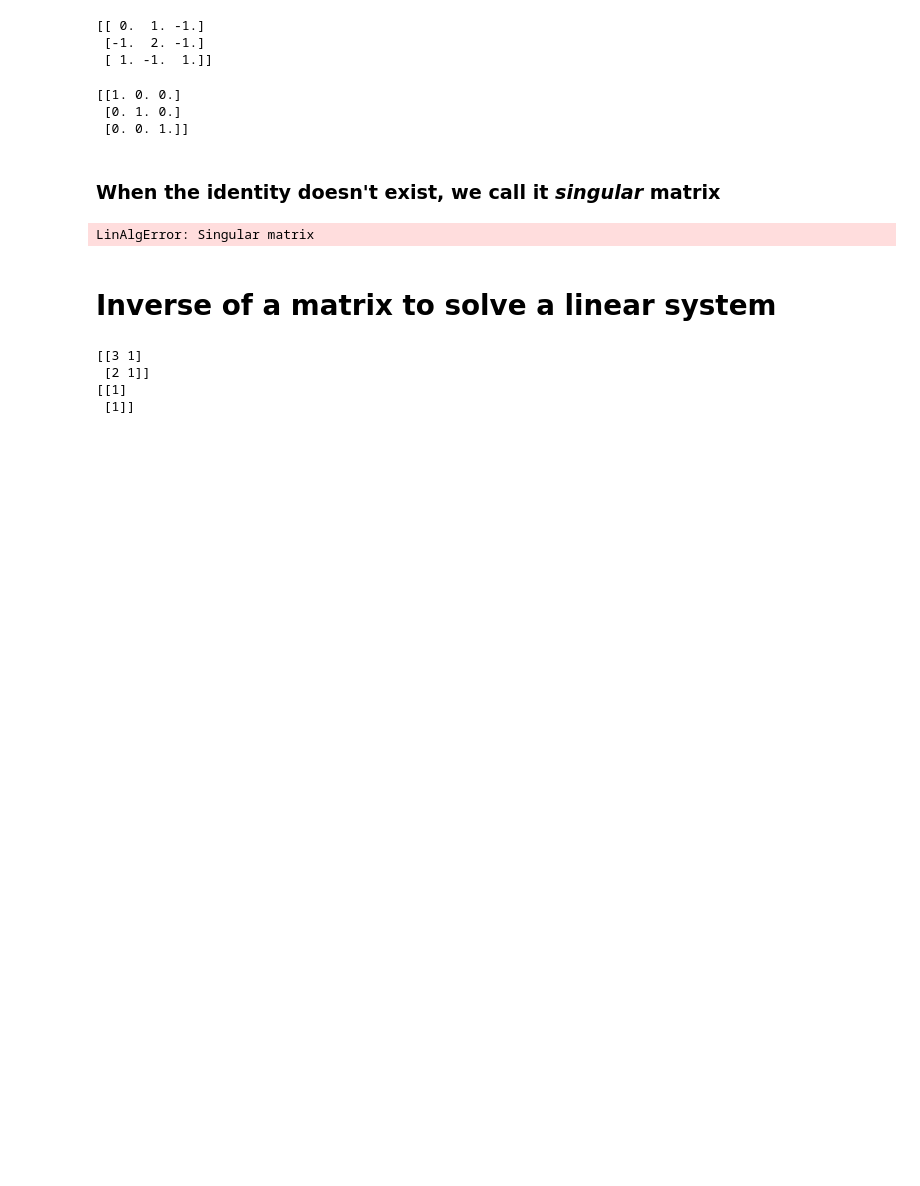
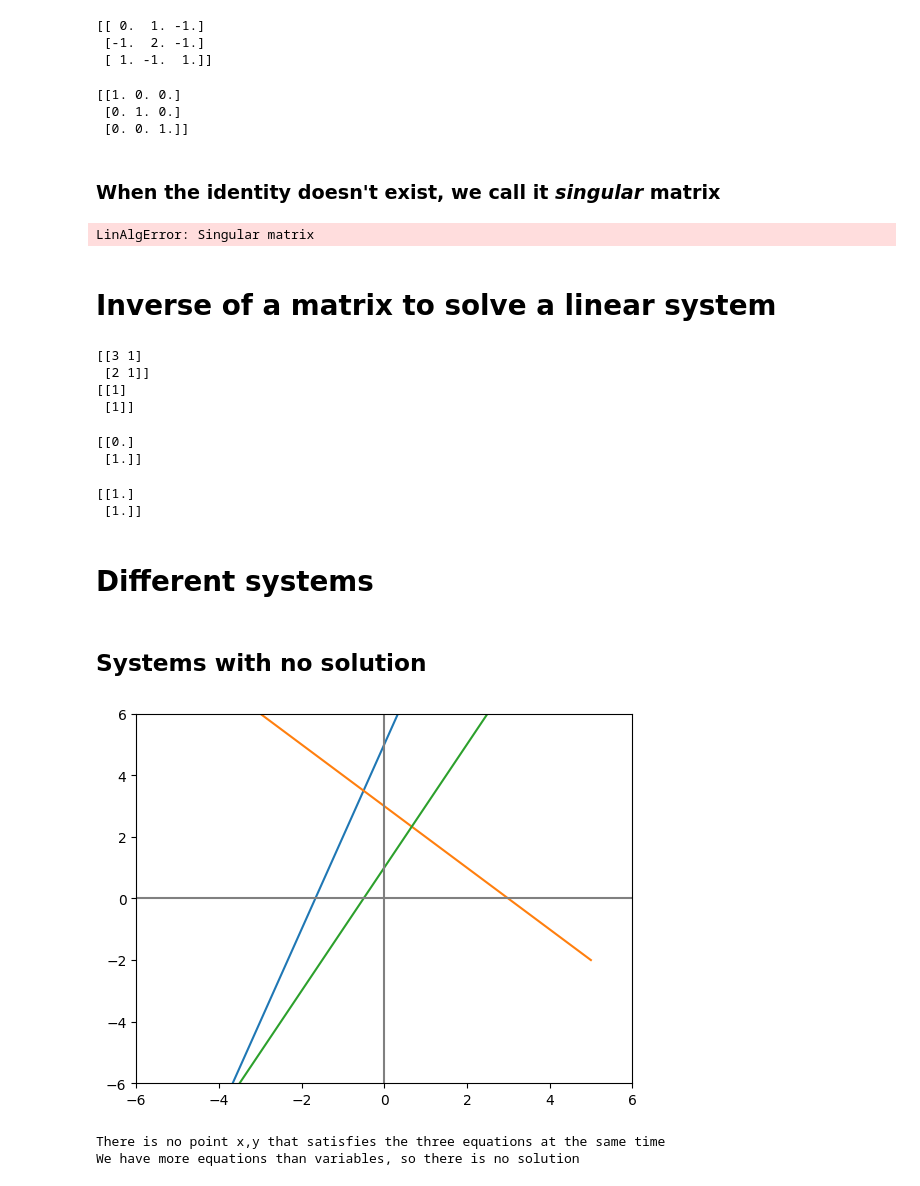
Before and after one commit to PabloBetancur428/Linear-Algebra-platzi, a Jupyter notebook: Linear_algebra_1.ipynb, the cells around one changed output. Cells and saved outputs as stored; diff of their text form; code cells hidden in the pictures; blank space fills up the shorter version.

Commit message:
Check if a matrix has a solution

```diff
--- a/Linear_algebra_1.ipynb
+++ b/Linear_algebra_1.ipynb
@@ -492,3 +492,47 @@ print(b)
  [2 1]]
 [[1]
  [1]]
+# %%
+inv_A = np.linalg.inv(A)
+sol_1 = inv_A.dot(b)
+print(sol_1)
+# %% [output]
+[[0.]
+ [1.]]
+# %%
+#To test solution. This should give the same value as b
+sol_2 = A.dot(sol_1)
+print(sol_2)
+# %% [output]
+[[1.]
+ [1.]]
+# %% [markdown]
+# Different systems
+# %% [markdown]
+## Systems with no solution
+# %%
+x = np.arange(-6, 6)
+
+y_1 = 3*x + 5
+y_2 = -x + 3
+y_3 = 2*x + 1
+# %%
+plt.figure()
+
+plt.plot(x, y_1)
+plt.plot(x, y_2)
+plt.plot(x, y_3)
+
+plt.xlim(-6, 6)
+plt.ylim(-6, 6)
+
+plt.axvline(x=0, color='gray')
+plt.axhline(y=0, color='gray')
+plt.show()
+
+print("There is no point x,y that satisfies the three equations at the same time")
+print("We have more equations than variables, so there is no solution")
+# %% [output]
+[figure, added]
+There is no point x,y that satisfies the three equations at the same time
+We have more equations than variables, so there is no solution
```
Also changed, not shown: parts of 32 cells of this notebook.
